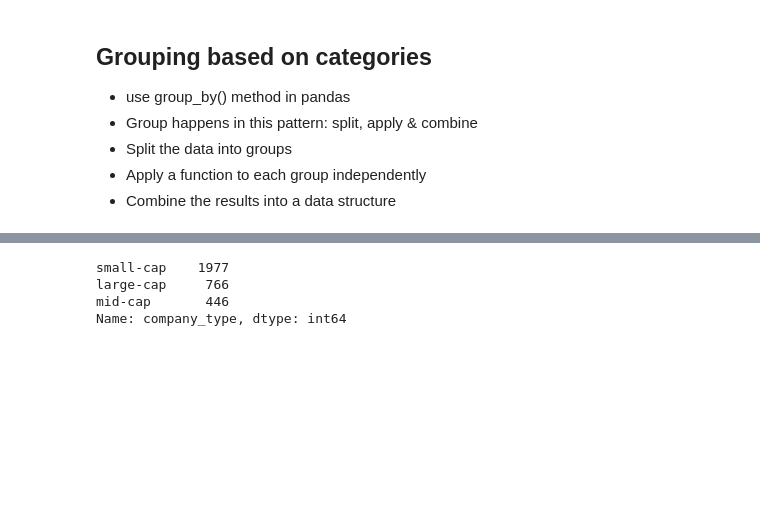
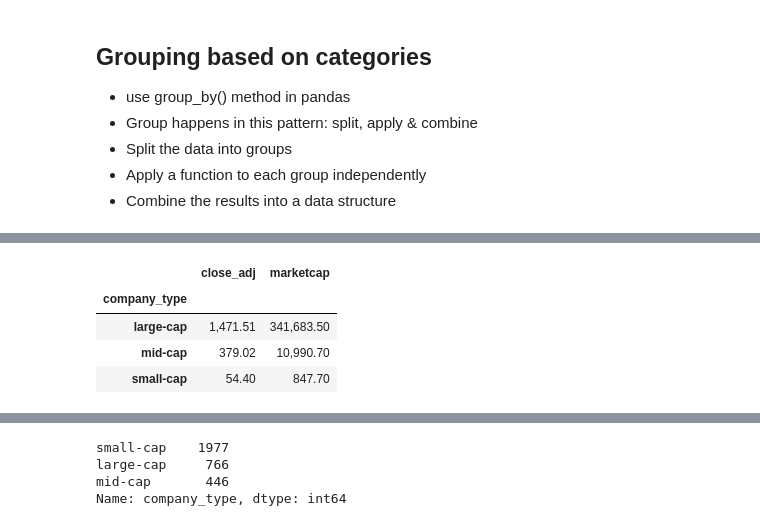
Before and after one commit to revendrat/Programming-for-Analytics--MPBA-G507, a Jupyter notebook: Python/Operations on Data/02 Pandas/03 Pandas Operations on Tabular Data.ipynb, the cells around one changed output, grey strips where cells are left out. Cells and saved outputs as stored; diff of their text form; code cells hidden in the pictures; blank space fills up the shorter version.

```diff
--- a/Python/Operations on Data/02 Pandas/03 Pandas Operations on Tabular Data.ipynb
+++ b/Python/Operations on Data/02 Pandas/03 Pandas Operations on Tabular Data.ipynb
@@ -191,0 +208,10 @@ nse_data.groupby(['company_type']).describe()[{'marketcap', 'close_adj'}]
+# %%
+# another way to do the same thing as above
+# using agg method
+nse_data.groupby(['company_type']).agg('mean')[{'marketcap', 'close_adj'}]
+# %% [output]
+|  | close_adj | marketcap |
+| company_type |  |  |
+| large-cap | 1,471.51 | 341,683.50 |
+| mid-cap | 379.02 | 10,990.70 |
+| small-cap | 54.40 | 847.70 |
```
Also changed, not shown: parts of 10 cells of this notebook, 13 other files.
